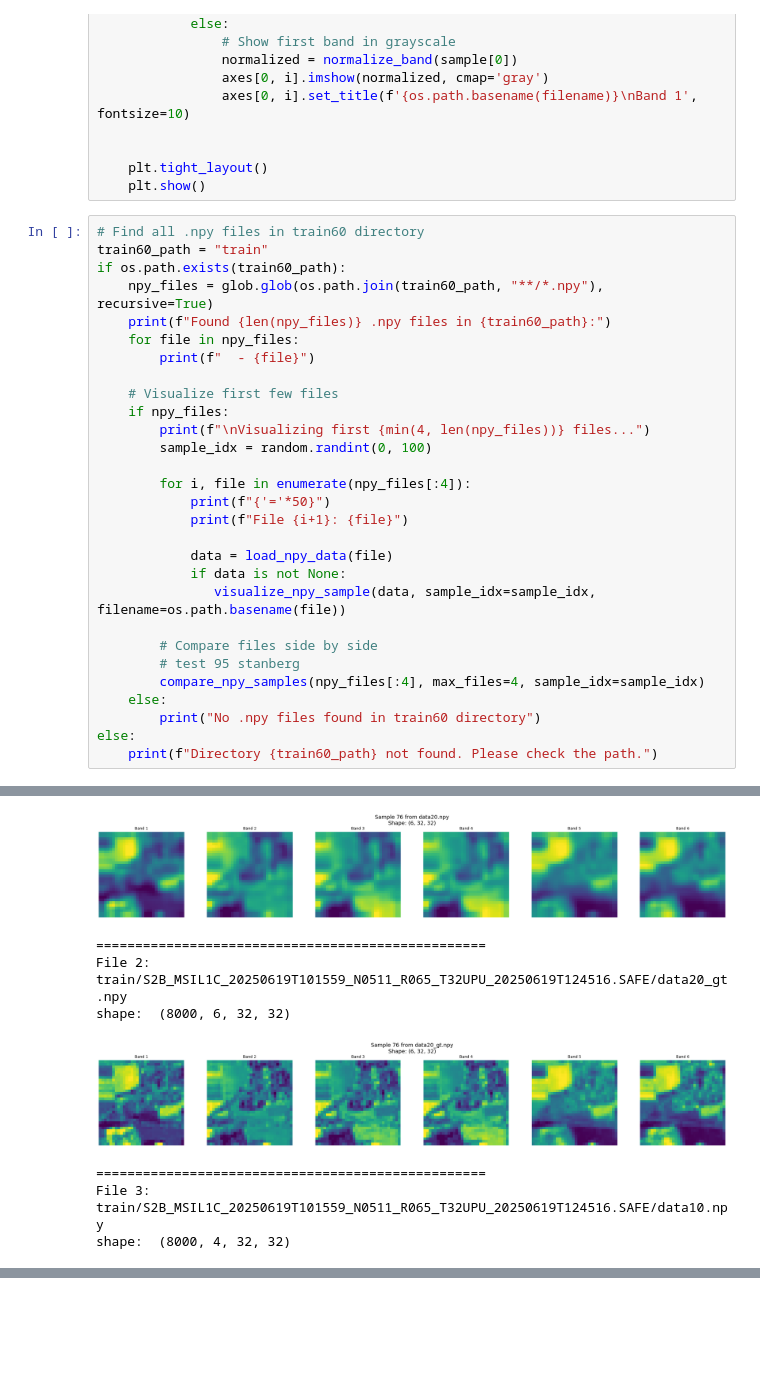
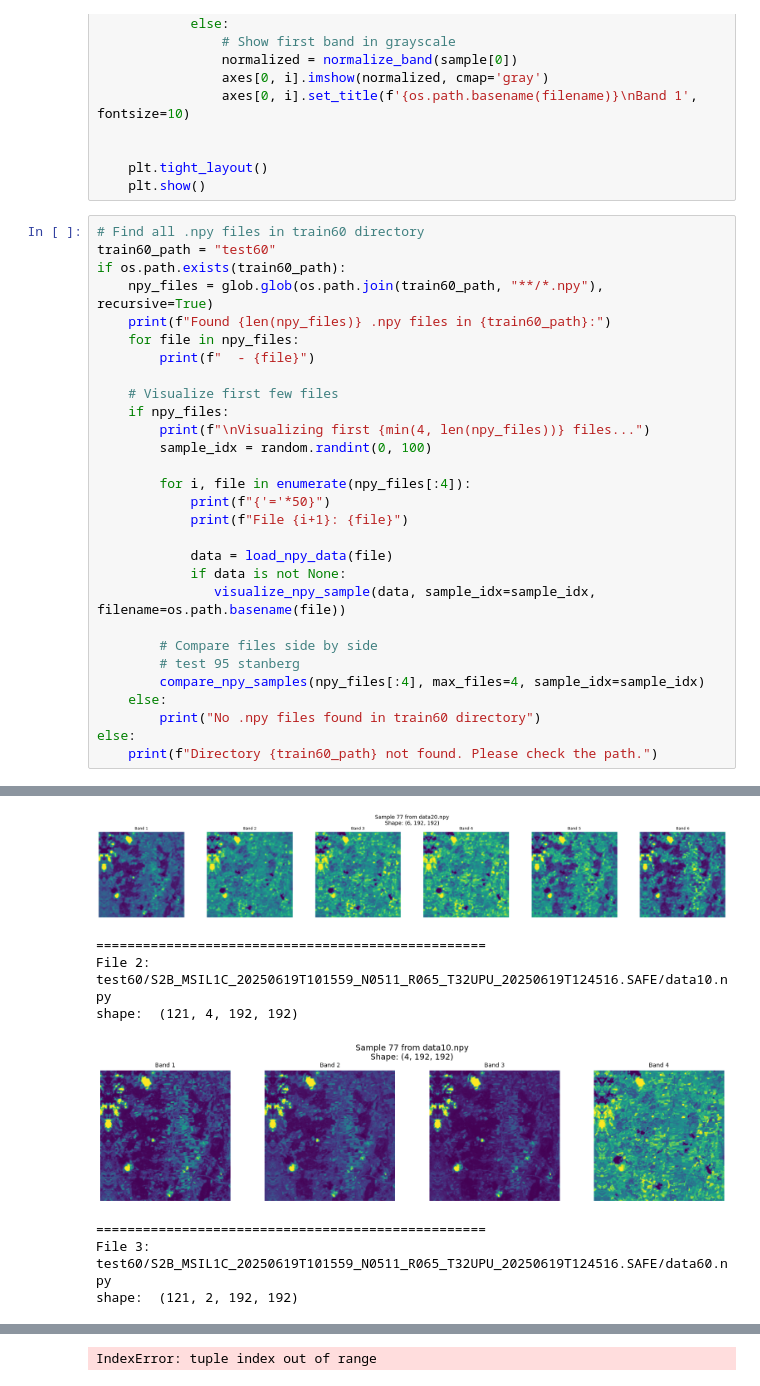
Before and after one commit to MrJJimenez/Super-Resolution-of-Sentinel-2-Low-Resolution, a Jupyter notebook: data/datatraindata.ipynb, the cells around one changed output, grey strips where cells are left out. Saved outputs shown, nothing was run; the diff lists cells and outputs as text; blank space fills up the shorter version.

```diff
--- a/data/datatraindata.ipynb
+++ b/data/datatraindata.ipynb
@@ -169,7 +169,7 @@ def compare_npy_samples(filenames, max_files=4, sample_idx=0):
     plt.show()
 # %%
 # Find all .npy files in train60 directory
-train60_path = "train"
+train60_path = "test60"
 if os.path.exists(train60_path):
     npy_files = glob.glob(os.path.join(train60_path, "**/*.npy"), recursive=True)
     print(f"Found {len(npy_files)} .npy files in {train60_path}:")
@@ -209,8 +213,8 @@ shape:  (8000, 6, 32, 32)
-[figure, old version]
+[figure, new version]
 ==================================================
-File 2: train/S2B_MSIL1C_20250619T101559_N0511_R065_T32UPU_20250619T124516.SAFE/data20_gt.npy
-shape:  (8000, 6, 32, 32)
+File 2: test60/S2B_MSIL1C_20250619T101559_N0511_R065_T32UPU_20250619T124516.SAFE/data10.npy
+shape:  (121, 4, 192, 192)
-[figure, old version]
+[figure, new version]
 ==================================================
-File 3: train/S2B_MSIL1C_20250619T101559_N0511_R065_T32UPU_20250619T124516.SAFE/data10.npy
-shape:  (8000, 4, 32, 32)
+File 3: test60/S2B_MSIL1C_20250619T101559_N0511_R065_T32UPU_20250619T124516.SAFE/data60.npy
+shape:  (121, 2, 192, 192)
@@ -220,0 +237 @@ shape:  (8000, 4, 32, 32)
+IndexError: tuple index out of range
```
Also changed, not shown: parts of 1 cell of this notebook, 3 other files.
